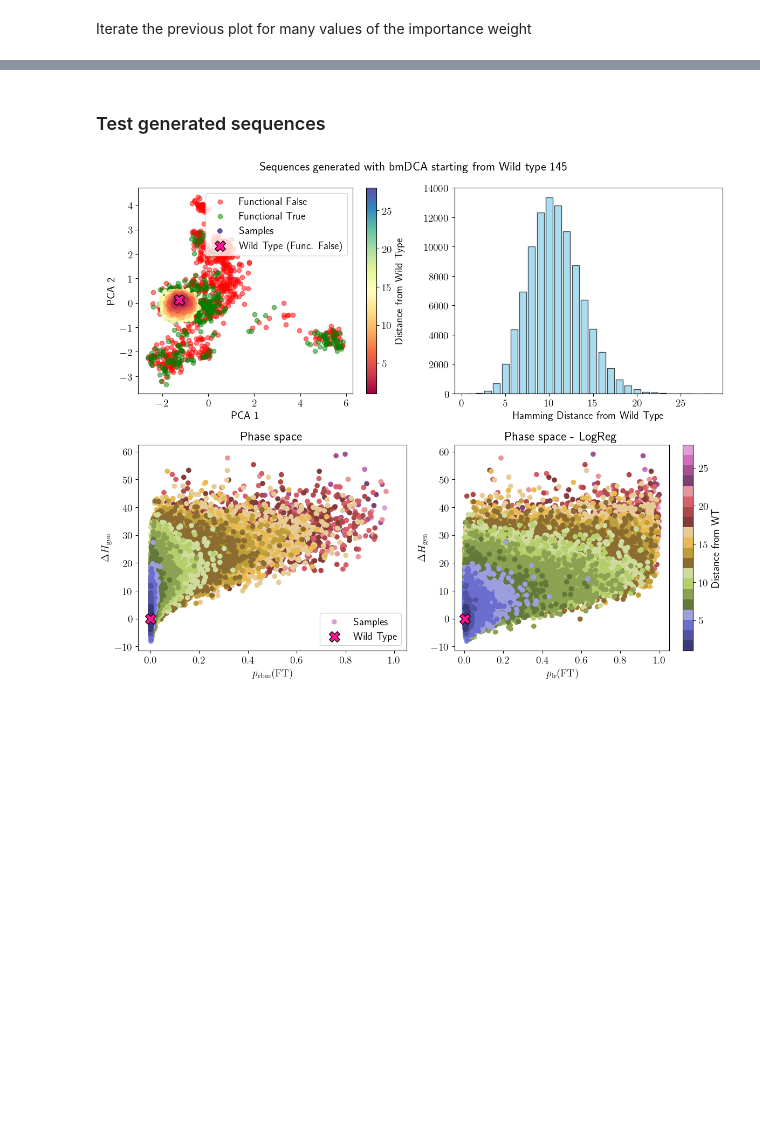
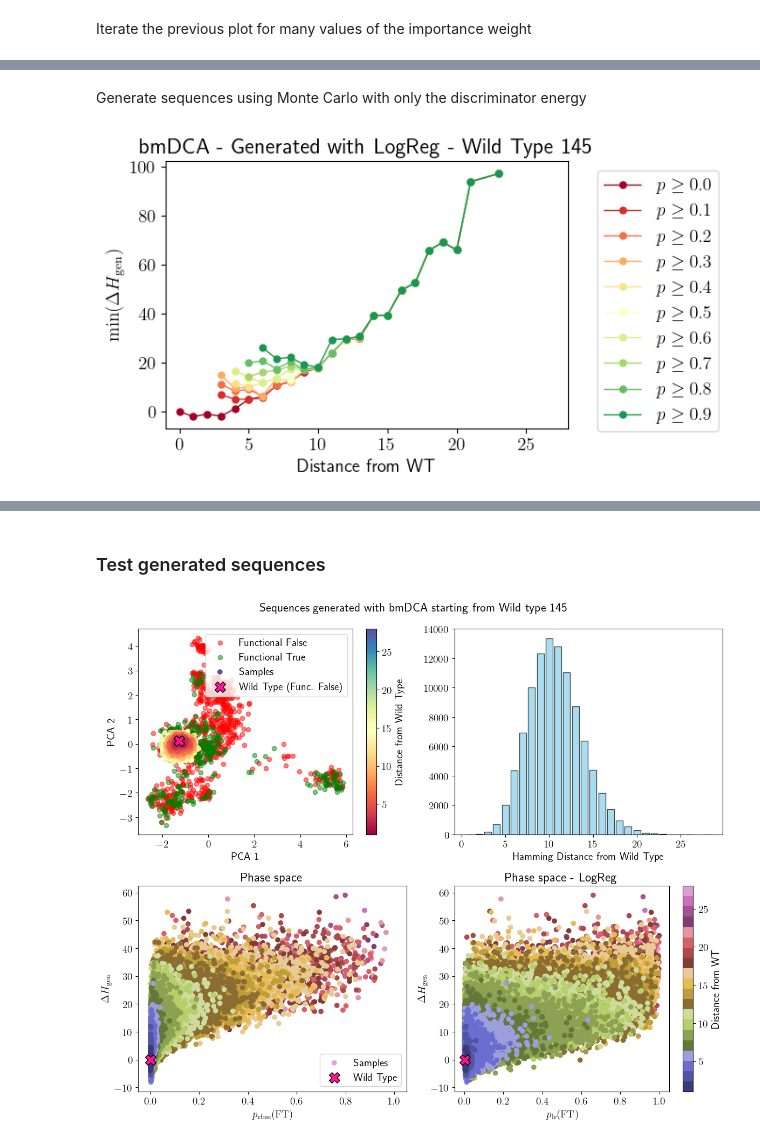
Before and after one commit to spqb/thermostable-ribozymes, a Jupyter notebook: notebooks/analysis_CM.ipynb, the cells around one changed output, grey strips where cells are left out. Cells and saved outputs as stored; diff of their text form; code cells hidden in the pictures; blank space fills up the shorter version.

```diff
--- a/notebooks/analysis_CM.ipynb
+++ b/notebooks/analysis_CM.ipynb
@@ -510,12 +510,16 @@ write_fasta(
 # %% [markdown]
 Iterate the previous plot for many values of the importance weight
 # %%
-num_samples = 1000
+num_samples = 100000
 ngibbs = 5000
 gen_strength = 1.0
-label_strength = 1.0
+label_strength = 8.0
 
-is_strength_list = 3 * np.append(np.array([0.]), np.logspace(-3, 0, 10))
+# linear scale from 3.5 to 1.5
+liminf = 1.5
+limsup = 3.5
+#is_strength_list = np.linspace(liminf, limsup, 10)
+is_strength_list = [3.5, 2.5, 1.5]
 
 fname = f"../generated/CM/CM_importance_sampling_WT{idx_wt}_gen_strength{gen_strength}_label_strength{label_strength}_ngibbs{ngibbs}.csv"
 is_strength_records = []
@@ -604,0 +601,3 @@ plot_summary(
+# %%
+energies_bm = compute_energy(torch.tensor(samples_enc, device=device, dtype=dtype), bmDCA_params).cpu().numpy()
+energy_bm_wt = compute_energy(wild_type.unsqueeze(0), bmDCA_params).cpu().numpy()
@@ -604,0 +649,2 @@ plot_summary(
+# %% [markdown]
+Generate sequences using Monte Carlo with only the discriminator energy
@@ -604,0 +690,34 @@ plot_summary(
+# %%
+num_samples = 100000
+is_strength = 6
+label_strength = 3.0
+num_mut = 10000
+
+samples_logreg = simulate_with_discriminator(
+    wild_type=wild_type,
+    target_label_idx=1,
+    logreg=logreg,
+    num_samples=num_samples,
+    num_mut=num_mut,
+    is_strength=is_strength,
+    label_strength=label_strength
+)
+
+samples_logreg_pca = pca.transform(samples_logreg.reshape(len(samples_logreg), -1).detach().cpu().numpy())
+energies_logreg_bm = compute_energy(samples_logreg, bmDCA_params).cpu().numpy()
+distances_logreg = get_distance_from_wt(wild_type, {"visible": samples_logreg}).cpu().numpy()
+p_logreg_lr = get_prob_logreg({"visible": samples_logreg}, target_label_oh=target_label_oh)
+# %%
+fig, ax = plt.subplots(1, 1, figsize=(7, 4), dpi=100)
+ax = plot_parenzio3(
+    ax=ax,
+    distances=distances_logreg,
+    probs=p_logreg_lr,
+    energies=energies_logreg_bm,
+    energy_wt=energy_bm_wt.item(),
+    title=f"bmDCA - Generated with LogReg - Wild Type {idx_wt}"
+)
+ax.set_xlim(-1.0, 28)
+fig.tight_layout()
+# %% [output]
+[figure, added]
```
Also changed, not shown: parts of 12 cells of this notebook, 1 other file.
